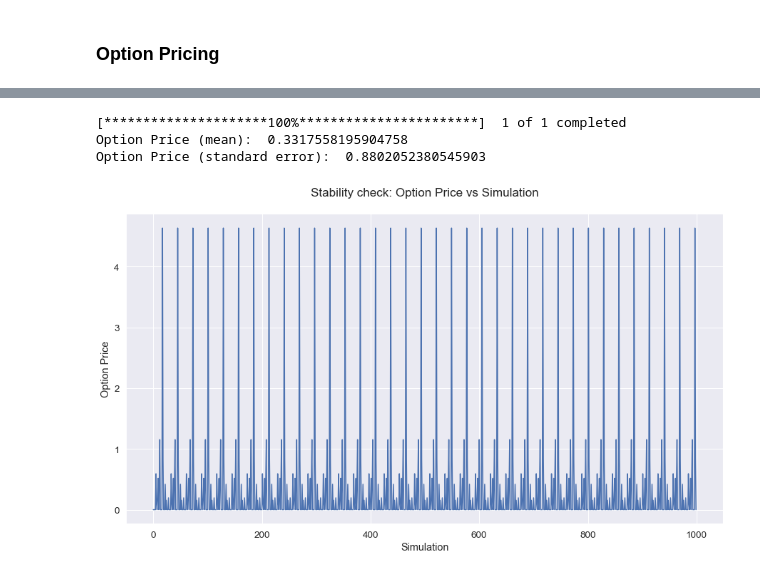
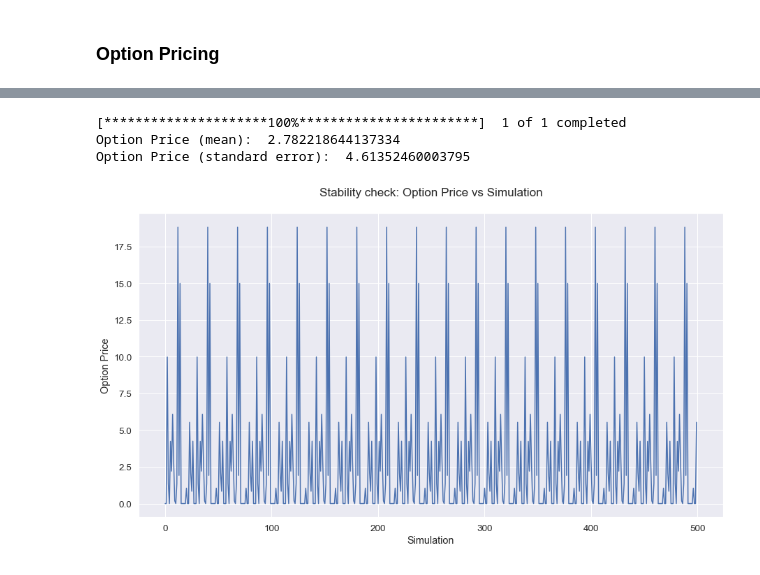
Before and after one commit to abhishekprog0/StructuredPricingEngine, a Jupyter notebook: Structured & Hybrid Project 2020.ipynb, the cells around one changed output, grey strips where cells are left out. Cells and saved outputs as stored; diff of their text form; code cells hidden in the pictures.

Commit message:
Resolved a bug in forward rate computation.

```diff
--- a/Structured & Hybrid Project 2020.ipynb
+++ b/Structured & Hybrid Project 2020.ipynb
@@ -81,6 +81,7 @@ class Models():
         '''
         Method 1: Using Maximum Likelihood to estimate the parameters of Vasicek Model
         '''
+
 
         dt = 1.0
         r = np.array(df['3M'])
@@ -97,16 +98,13 @@ class Models():
 
         rn = (s1*s00 - s0*s01) / ((s0*s1) - (s0**2) + (s00-s01))
         k = np.log((s0-np.mean(x)) / (s1 - np.mean(x)) ) / dt
-        beta = 1/k * (1 - np.exp(k))
-
-        def B(s):
-            return (1 - np.exp(-k))/k
+        beta = 1/k * (1 - np.exp(-k * dt))
 
         u = np.mean(x)
         m = np.array([])
 
         for i in range(1,len(x)):
-            g = (u * k * B(k)) + (x[i-1] * (1- (k * B(k))))
+            g = (u * k * beta) + (x[i-1] * (1- (k * beta)))
             m = np.append(m,g)
 
         sig = 1/((len(x)*beta)*(1 - k*beta/2)) * np.sum((r - m)**2)
@@ -314,7 +312,7 @@ def vasicekSimulator(datareader, model, n_simulations, test = False):
     if test:
 
         n_days = 90
-        libor_train, libor_test = datareader.GetLiborData(start = 300, end = n_days)
+        libor_train, libor_test = datareader.GetLiborData(start = 400, end = n_days)
 
         plt.title('Simulation Test: Test actual LIBOR curve against Vasicek Model')
         plt.plot(libor_test['Date'], libor_test['3M'], label = "Actual", color = 'r')
@@ -351,7 +349,7 @@ def vasicekSimulator(datareader, model, n_simulations, test = False):
 
     return
 # %%
-vasicekSimulator(datareader, model, n_simulations = 1000, test = False)
+vasicekSimulator(datareader, model, n_simulations = 100, test = False)
 # %% [output]
 Vasicek Parameter Estimation:
 k:  0.21374363224455037
@@ -405,7 +407,7 @@ def MonteCarloSimulator(datareader, model, n_simulations):
         discount_factor1 = 1/(1 + cumulative_rate1)
         discount_factor2 = 1/(1 + cumulative_rate2 * (T - delta)/ T)
 
-        forward_rate1 = T/delta * (discount_factor2/ discount_factor1 - 1)
+        forward_rate1 = 1/delta * (discount_factor2/ discount_factor1 - 1)
         forward_rate2 = np.prod(1 + rates[-delta:])
 
         #Compute payoff and discounted price of the Option
@@ -426,9 +428,9 @@ def MonteCarloSimulator(datareader, model, n_simulations):
     plt.ylabel("Option Price")
     plt.show()
 # %%
-MonteCarloSimulator(datareader, model, 1000)
+MonteCarloSimulator(datareader, model, 500)
 # %% [output]
 [*********************100%***********************]  1 of 1 completed
-Option Price (mean):  0.3317558195904758
-Option Price (standard error):  0.8802052380545903
+Option Price (mean):  2.782218644137334
+Option Price (standard error):  4.61352460003795
-[figure, old version]
+[figure, new version]
```
Also changed, not shown: parts of 5 cells of this notebook.
